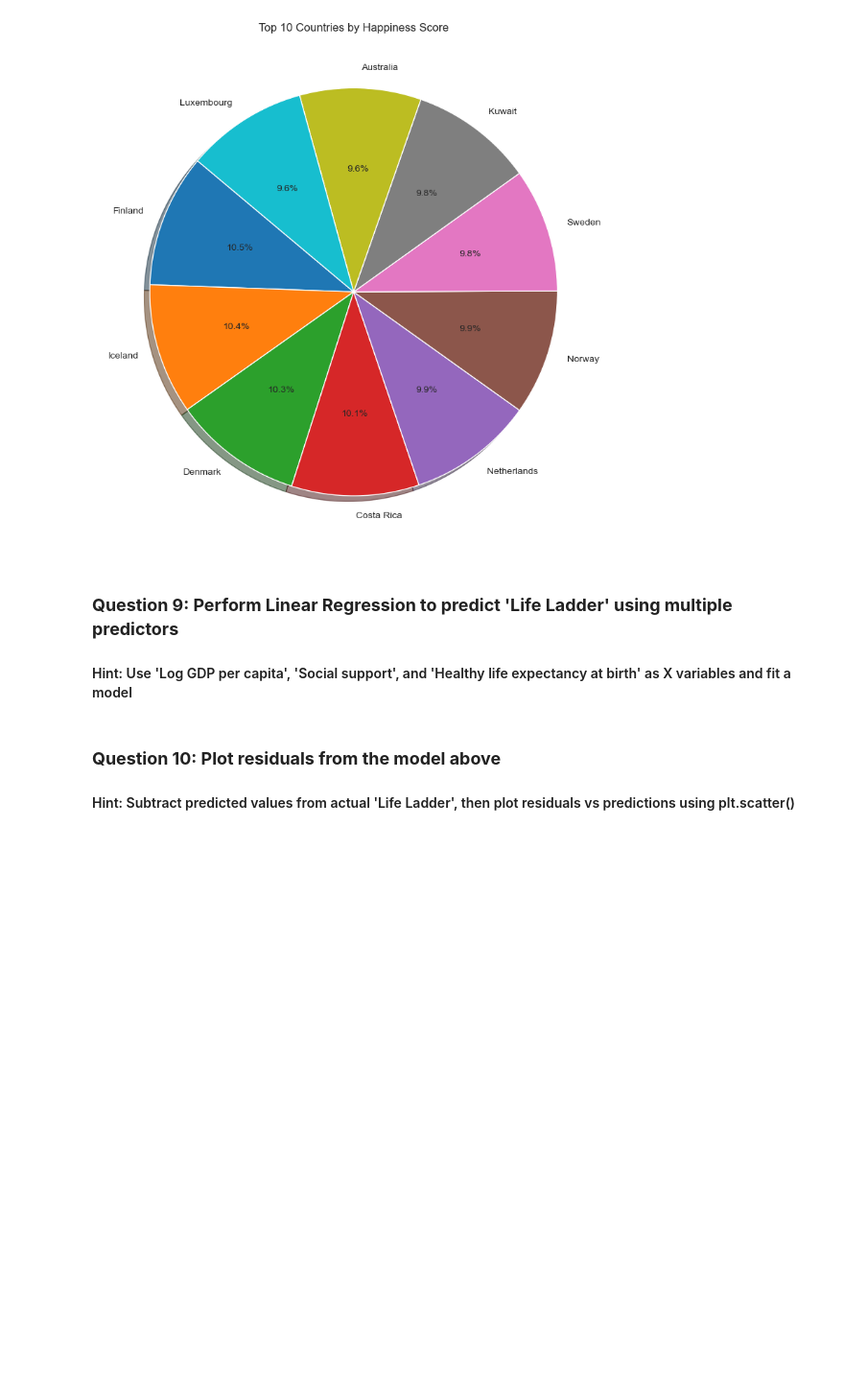
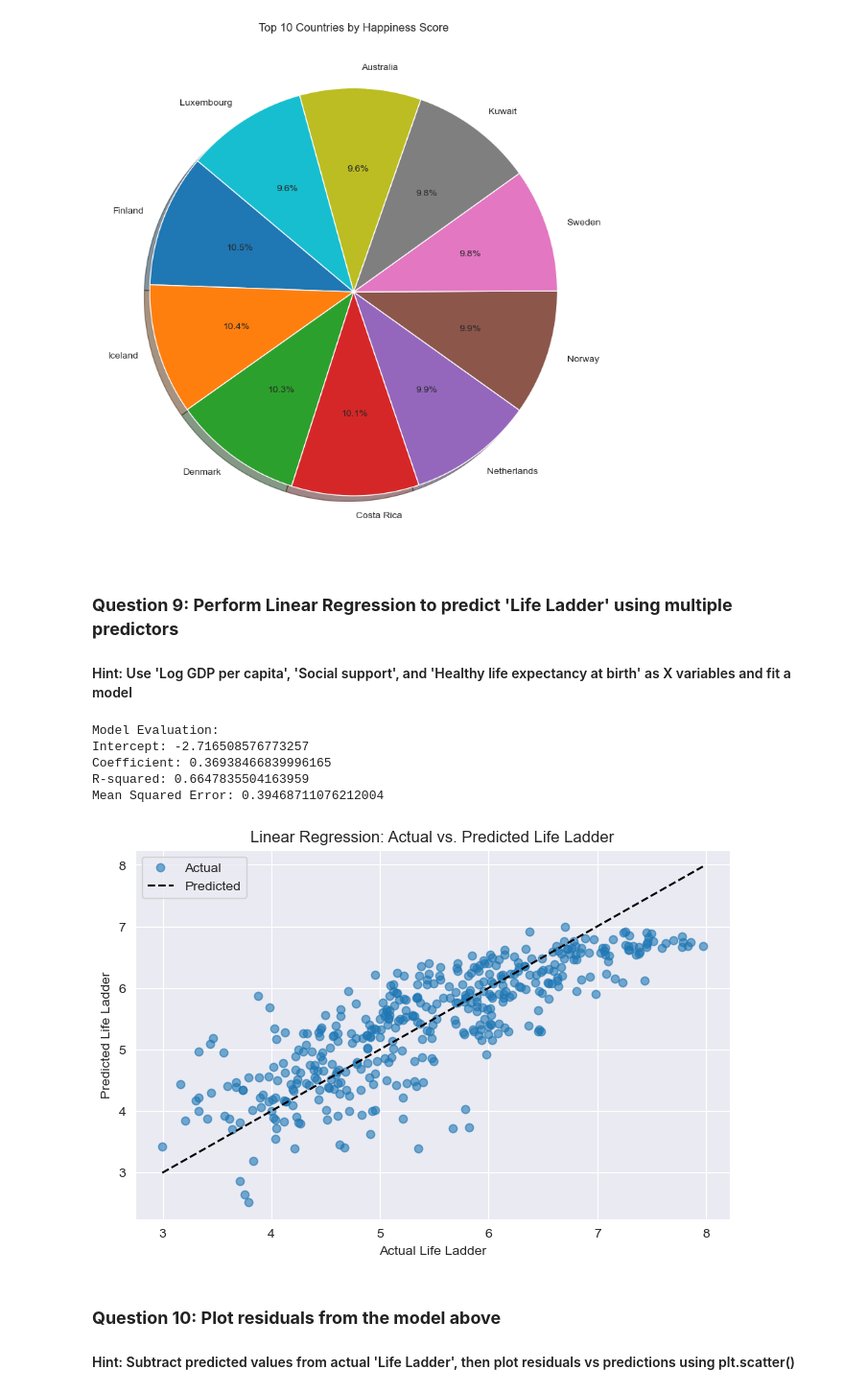
Before and after one commit to 01Qin/DataAnalytics, a Jupyter notebook: week 6/hands_on_python_practice 6.ipynb, the cells around one changed output. Shown at 96% size. Saved outputs shown, nothing was run; the diff lists cells and outputs as text; code cells hidden in the pictures; blank space fills up the shorter version.

Commit message:
Perform Linear Regression

```diff
--- a/week 6/hands_on_python_practice 6.ipynb
+++ b/week 6/hands_on_python_practice 6.ipynb
@@ -331,6 +331,54 @@ plt.show()
 #### Hint: Use 'Log GDP per capita', 'Social support', and 'Healthy life expectancy at birth' as X variables and fit a model
 # %%
 # Your code here:
+# Goal: Predict Life Ladder based on Log GDP per capita, Social support, and Healthy life expectancy at birth
+df_clean = df.dropna()
+# Define features (independent variable) and target (dependent variable)
+X = df_clean[['Log GDP per capita','Social support', 'Healthy life expectancy at birth']]  # Feature: smoothed version of the value
+y = df_clean['Life Ladder']           # Target: original value
+
+# Split the dataset into training and testing sets (80% train, 20% test)
+X_train, X_test, y_train, y_test = train_test_split(
+    X, y, test_size=0.2, random_state=42
+)
+
+# Initialize and fit a linear regression model
+model = LinearRegression()
+model.fit(X_train, y_train)
+
+# Predict values for the test set
+y_pred = model.predict(X_test)
+
+# Evaluate model performance
+print("\nModel Evaluation:")
+print("Intercept:", model.intercept_)         # The constant term (β₀)
+print("Coefficient:", model.coef_[0])         # The slope (β₁) for rolling_mean
+print("R-squared:", r2_score(y_test, y_pred)) # Proportion of variance explained
+print("Mean Squared Error:", mean_squared_error(y_test, y_pred))  # Average squared error
+
+plt.figure(figsize=(8, 5))  # Set the figure size
+
+# Scatter plot of actual test data
+plt.scatter(y_test, y_pred, label='Actual', alpha=0.6)
+
+# Plot regression line (predicted values)
+plt.plot([y_test.min(), y_test.max()], [y_test.min(), y_test.max()],'k--', label='Predicted')
+
+# Add labels and title
+plt.xlabel("Actual Life Ladder")
+plt.ylabel("Predicted Life Ladder")
+plt.title("Linear Regression: Actual vs. Predicted Life Ladder")
+
+# Add legend and show the plot
+plt.legend()
+plt.show()
+# %% [output]
+Model Evaluation:
+Intercept: -2.716508576773257
+Coefficient: 0.36938466839996165
+R-squared: 0.6647835504163959
+Mean Squared Error: 0.39468711076212004
+[figure, added]
 # %% [markdown]
 ### **Question 10: Plot residuals from the model above**
 #### Hint: Subtract predicted values from actual 'Life Ladder', then plot residuals vs predictions using plt.scatter()
```
